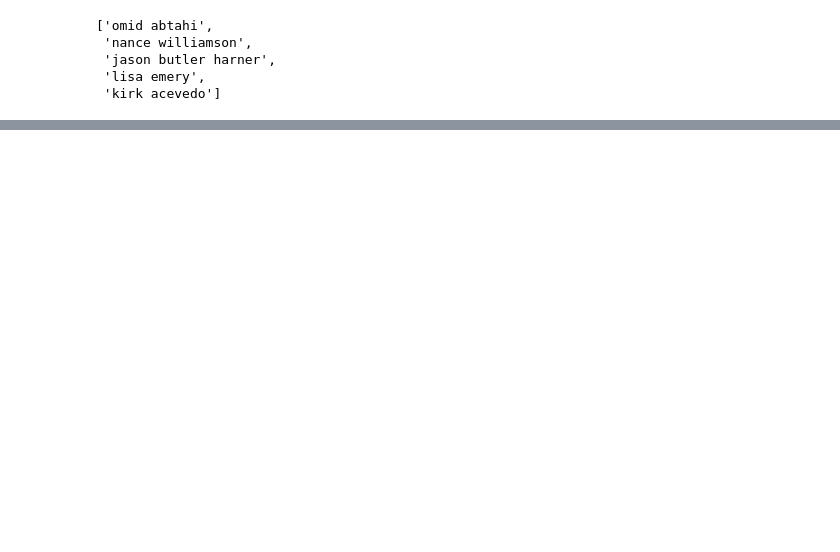
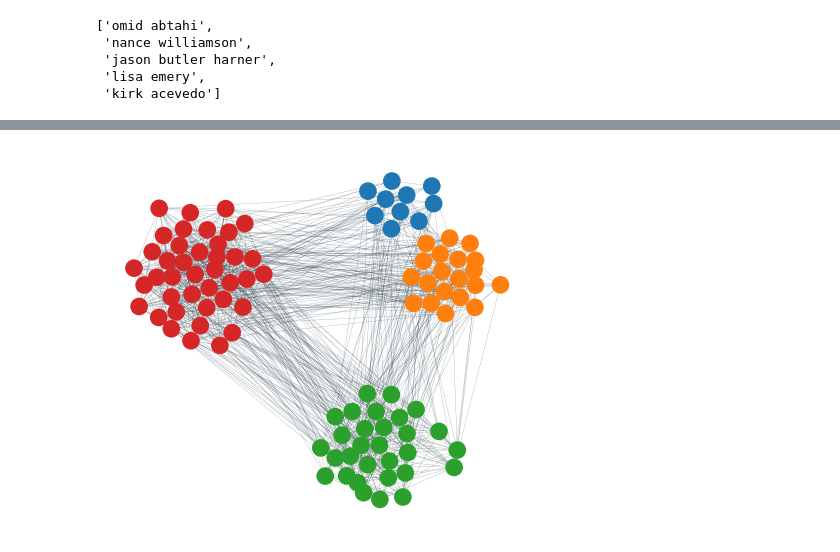
Before and after one commit to DanielBarabas/prog2_3rd_assignment_group, a Jupyter notebook: series-actor-network.ipynb, the cells around one changed output, grey strips where cells are left out. Cells and saved outputs as stored; diff of their text form; code cells hidden in the pictures; blank space fills up the shorter version.

```diff
--- a/series-actor-network.ipynb
+++ b/series-actor-network.ipynb
@@ -105,0 +244,2 @@ meta.head()
+# %%
+nx.set_node_attributes(weighted_graph, node_to_community,"community")
@@ -105,0 +294,31 @@ meta.head()
+# %%
+partition_sizes = [10, 20, 30, 40]
+g = nx.random_partition_graph(partition_sizes, 0.5, 0.1)
+node_to_community = dict()
+node = 0
+for community_id, size in enumerate(partition_sizes):
+    for _ in range(size):
+        node_to_community[node] = community_id
+        node += 1
+
+# Color nodes according to their community.
+community_to_color = {
+    0 : 'tab:blue',
+    1 : 'tab:orange',
+    2 : 'tab:green',
+    3 : 'tab:red',
+}
+node_color1 = {node: community_to_color[community_id] \
+              for node, community_id in node_to_community.items()}
+fig, ax = plt.subplots()
+Graph(g,
+      node_color=node_color1, # indicates the community each belongs to
+      node_edge_width=0,     # no black border around nodes
+      edge_width=0.1,        # use thin edges, as they carry no information in this visualisation
+      edge_alpha=0.5,        # low edge alpha values accentuates bundles as they appear darker than single edges
+      node_layout='community', node_layout_kwargs=dict(node_to_community=node_to_community),
+      ax=ax,
+)
+plt.show()
+# %% [output]
+[figure, added]
```
Also changed, not shown: parts of 31 cells of this notebook.
